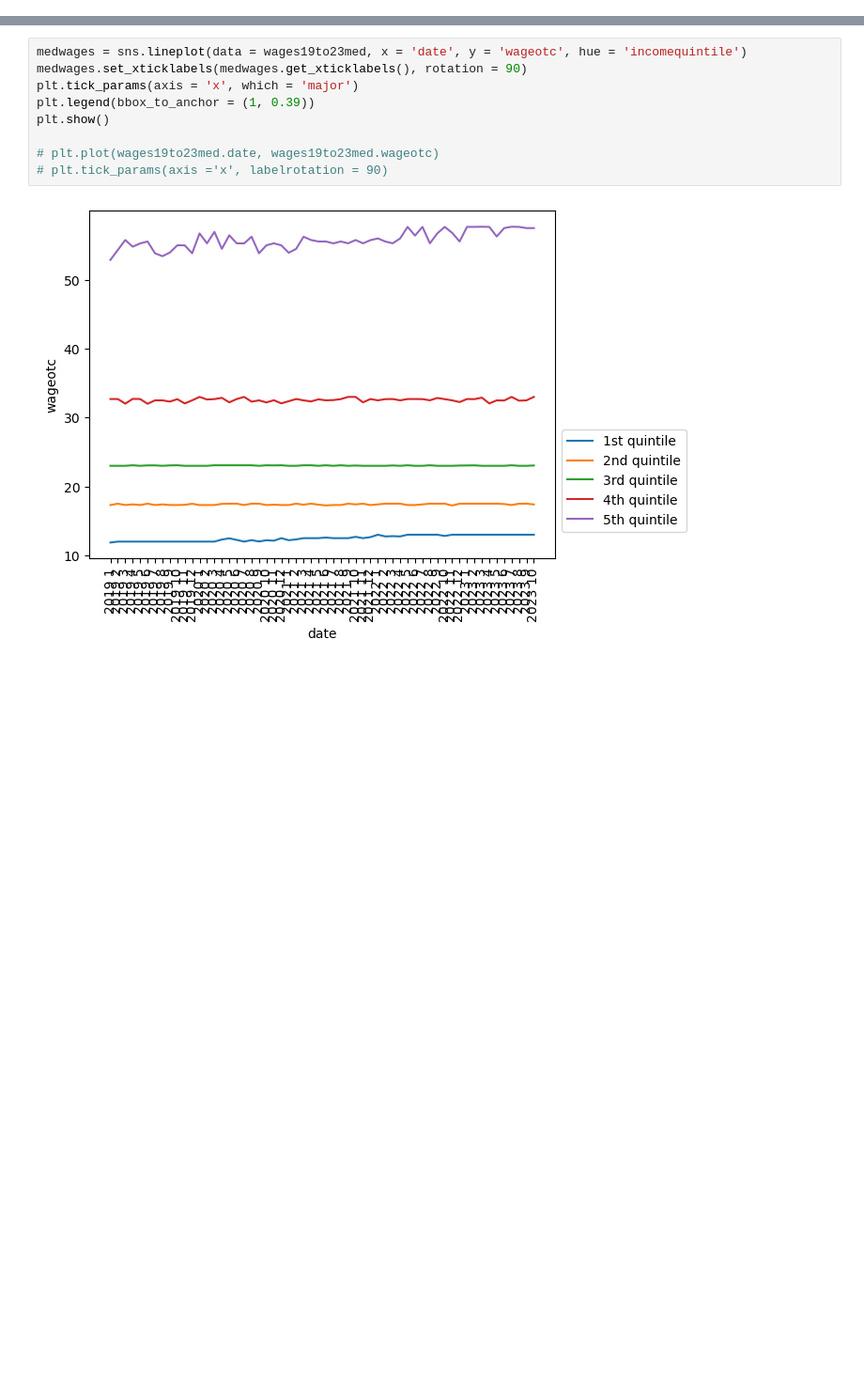
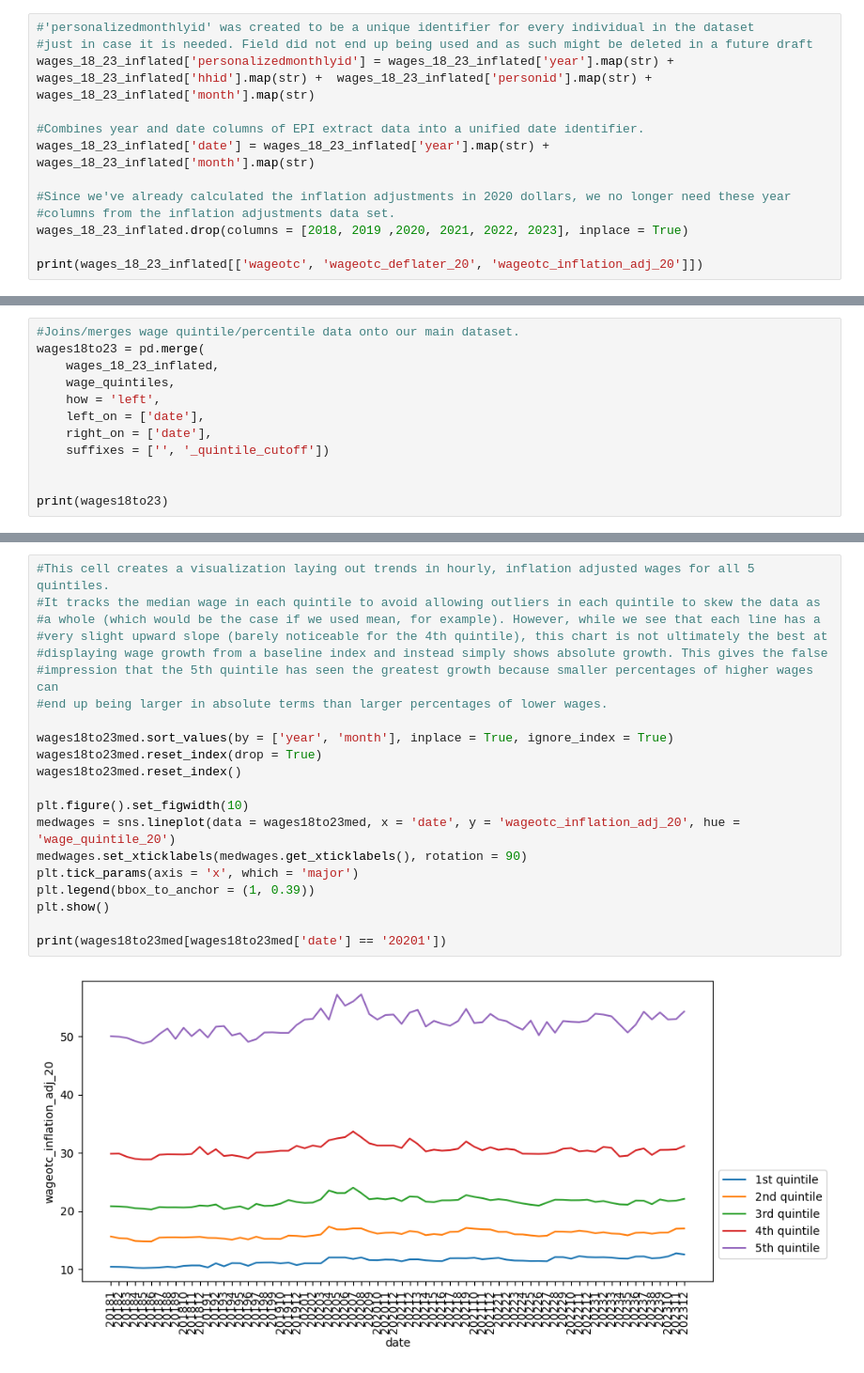
Before and after one commit to HotKOKO1415/Wage-Growth-Analysis, a Jupyter notebook: Wage Growth Analysis.ipynb, the cells around one changed output, grey strips where cells are left out. Shown: that part at 94% size. Drawn from its saved outputs; the diff is of its cells as text; blank space fills up the shorter version.

Commit message:
i finalizing Wage Growth Analysis code/notebook
Signed-off-by: Derek Ko <derekko@Dereks-MacBook-Air.local>

```diff
--- a/Wage Growth Analysis.ipynb
+++ b/Wage Growth Analysis.ipynb
@@ -158,0 +136,13 @@ See the caveats in the documentation: https://pandas.pydata.org/pandas-docs/stab
+# %%
+#'personalizedmonthlyid' was created to be a unique identifier for every individual in the dataset
+#just in case it is needed. Field did not end up being used and as such might be deleted in a future draft
+wages_18_23_inflated['personalizedmonthlyid'] = wages_18_23_inflated['year'].map(str) + wages_18_23_inflated['hhid'].map(str) +  wages_18_23_inflated['personid'].map(str) +  wages_18_23_inflated['month'].map(str)
+
+#Combines year and date columns of EPI extract data into a unified date identifier.
+wages_18_23_inflated['date'] = wages_18_23_inflated['year'].map(str) + wages_18_23_inflated['month'].map(str)
+
+#Since we've already calculated the inflation adjustments in 2020 dollars, we no longer need these year
+#columns from the inflation adjustments data set.
+wages_18_23_inflated.drop(columns = [2018, 2019 ,2020, 2021, 2022, 2023], inplace = True)
+
+print(wages_18_23_inflated[['wageotc', 'wageotc_deflater_20', 'wageotc_inflation_adj_20']])
@@ -158,0 +186,12 @@ See the caveats in the documentation: https://pandas.pydata.org/pandas-docs/stab
+# %%
+#Joins/merges wage quintile/percentile data onto our main dataset.
+wages18to23 = pd.merge(
+    wages_18_23_inflated,
+    wage_quintiles,
+    how = 'left',
+    left_on = ['date'],
+    right_on = ['date'],
+    suffixes = ['', '_quintile_cutoff'])
+
+
+print(wages18to23)
@@ -159,11 +251,23 @@ See the caveats in the documentation: https://pandas.pydata.org/pandas-docs/stab
 # %%
-medwages = sns.lineplot(data = wages19to23med, x = 'date', y = 'wageotc', hue = 'incomequintile')
+#This cell creates a visualization laying out trends in hourly, inflation adjusted wages for all 5 quintiles.
+#It tracks the median wage in each quintile to avoid allowing outliers in each quintile to skew the data as
+#a whole (which would be the case if we used mean, for example). However, while we see that each line has a
+#very slight upward slope (barely noticeable for the 4th quintile), this chart is not ultimately the best at
+#displaying wage growth from a baseline index and instead simply shows absolute growth. This gives the false
+#impression that the 5th quintile has seen the greatest growth because smaller percentages of higher wages can
+#end up being larger in absolute terms than larger percentages of lower wages.
+
+wages18to23med.sort_values(by = ['year', 'month'], inplace = True, ignore_index = True)
+wages18to23med.reset_index(drop = True)
+wages18to23med.reset_index()
+
+plt.figure().set_figwidth(10)
+medwages = sns.lineplot(data = wages18to23med, x = 'date', y = 'wageotc_inflation_adj_20', hue = 'wage_quintile_20')
 medwages.set_xticklabels(medwages.get_xticklabels(), rotation = 90)
 plt.tick_params(axis = 'x', which = 'major')
 plt.legend(bbox_to_anchor = (1, 0.39))
 plt.show()
 
-# plt.plot(wages19to23med.date, wages19to23med.wageotc)
-# plt.tick_params(axis ='x', labelrotation = 90)
+print(wages18to23med[wages18to23med['date'] == '20201'])
 # %% [output]
-[figure, old version]
+[figure, new version]
```
Also changed, not shown: parts of 15 cells of this notebook.
